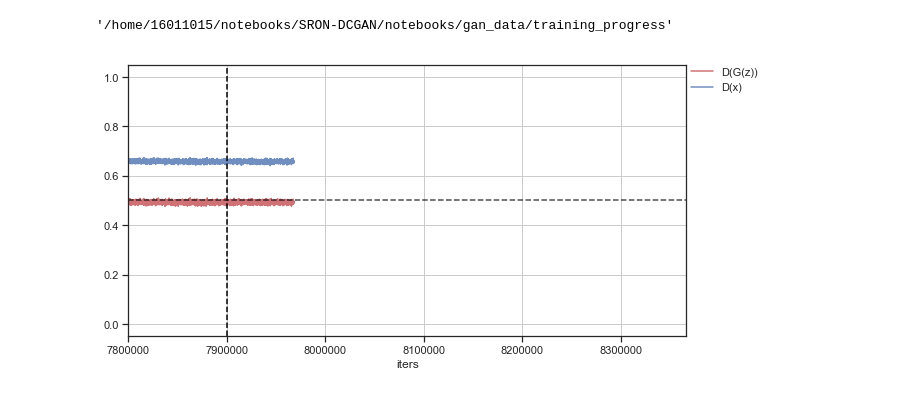
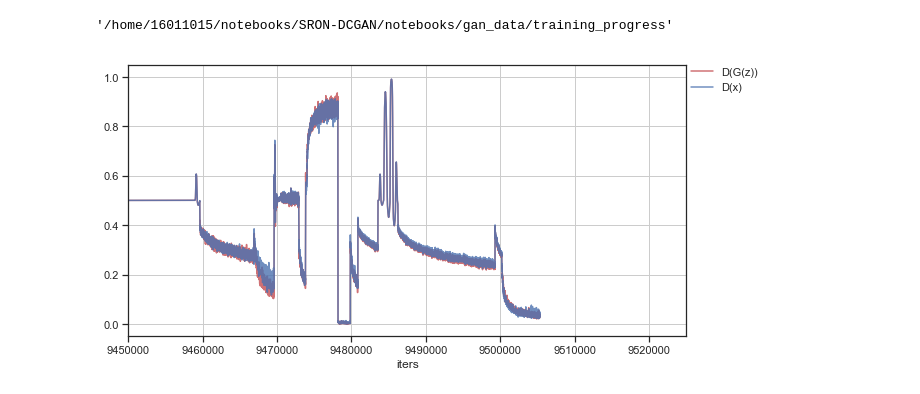
Before and after one commit to deKeijzer/SRON-DCGAN, a Jupyter notebook: notebooks/Progress viewer.ipynb, the cells around one changed output. Saved outputs shown, nothing was run; the diff lists cells and outputs as text; code cells hidden in the pictures.

Commit message:
Cleaned up training scripts a bit.

```diff
--- a/notebooks/Progress viewer.ipynb
+++ b/notebooks/Progress viewer.ipynb
@@ -35,7 +35,7 @@ pwd
 '/home/16011015/notebooks/SRON-DCGAN/notebooks/gan_data/training_progress'
 # %%
 def plot_progress():
-    n = 100 # 5000, plot every n-th point
+    n = 10 # 5000, plot every n-th point
 
     DGz = pd.DataFrame(arrays[0])
     Dx = pd.DataFrame(arrays[1])
@@ -49,7 +49,7 @@ def plot_progress():
     plt.plot(DGz, '-', label='D(G(z))', c='r', alpha=0.8)
     plt.plot(Dx, '-', label='D(x)', c='b', alpha=0.8)
 
-    plt.axhline(y=0.5, color='black', linestyle='--', alpha=0.7)
+    #plt.axhline(y=0.5, color='black', linestyle='--', alpha=0.7)
 
     plt.xlabel('iters')
 
@@ -107,25 +107,40 @@ def plot_progress():
     # training size increased from 1e6 to 1.25e6
     plt.axvline(x=7.9e6,  color='black', linestyle='--', alpha=1)
 
-    plt.xlim(left=7.8e6) # 3.2
+    # lr changed from 1e-4 to 1e-6
+    plt.axvline(x=8.049e6,  color='black', linestyle='--', alpha=1)
+
+    """below is for the test_gan"""
+
+    # switchen wgan-gp to gan with lr 1e-5
+    plt.axvline(x=8.0677e6,  color='black', linestyle='--', alpha=1)
+
+    # reset weights, to try and start from good point... gan loss just starts with D(G(z)), D(x) being low
+    plt.axvline(x=8.088e6,  color='black', linestyle='--', alpha=1)
+
+    # restarted training with gan loss from wgan-gp weight checkpoint
+    plt.axvline(x=0.941e7,  color='black', linestyle='--', alpha=1)
+
+
+    plt.xlim(left=0.945e7, right=0.9525e7) # 3.2
     plt.grid()
     plt.show()
 # %%
 while True:
     try:
         variable_names = ['d_fake', 'd_real']
         arrays = []
 
         """Load data"""
         for name in variable_names:
-            arrays.append(np.load(name+'_v4_test.npy'))
+            arrays.append(np.load(name+'_v4_test_gan.npy'))
 
         """Plot progress"""
         clear_output()
         plot_progress()
 
         time.sleep(5)
     except:
         pass
 # %% [output]
-[figure, old version]
+[figure, new version]
```
Also changed, not shown: 41 other files.
